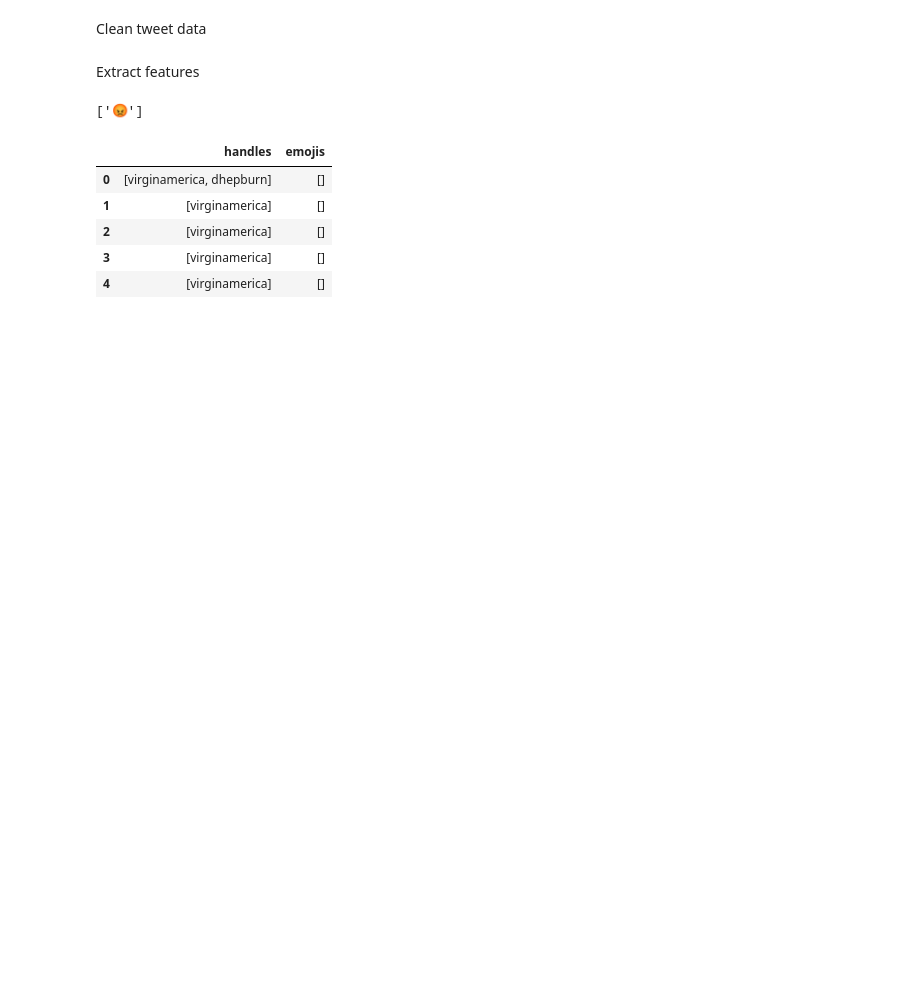
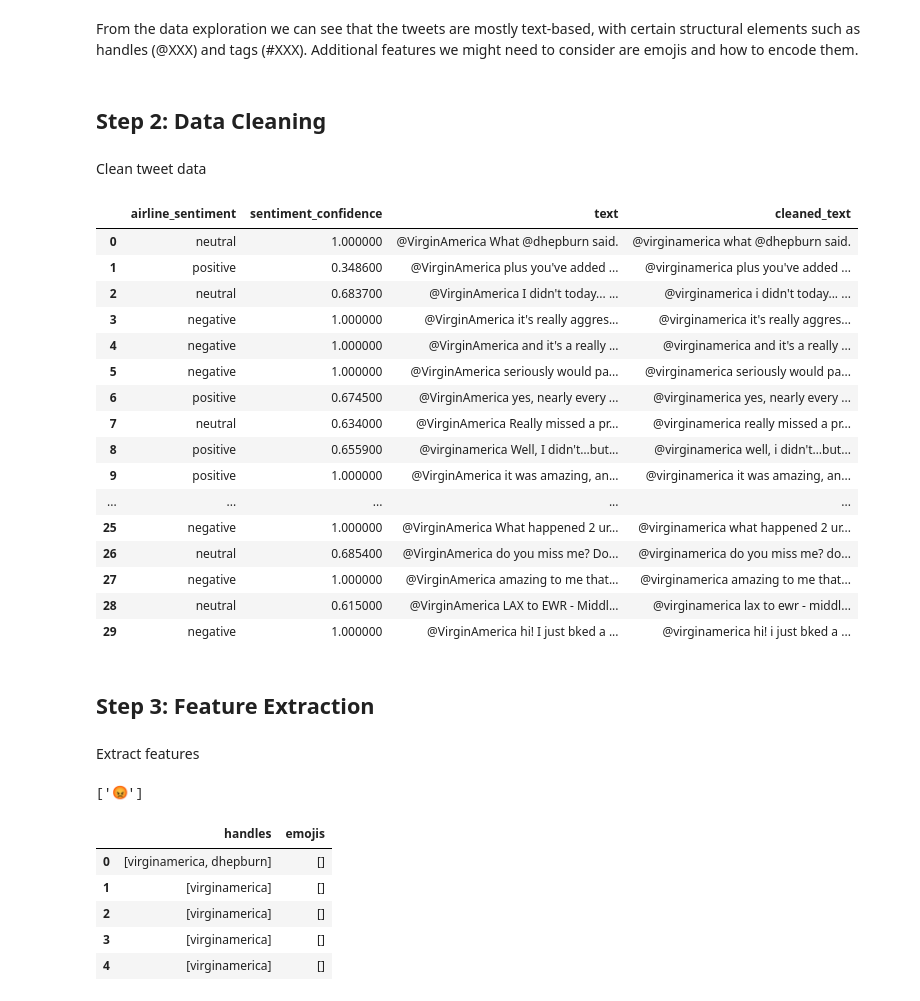
Before and after one commit to NomadZhang/MSI5001, a Jupyter notebook: main.ipynb, the cells around one changed output. Drawn from its saved outputs; the diff is of its cells as text; code cells hidden in the pictures; blank space fills up the shorter version.

Commit message:
added headers, remove and extract emojis

```diff
--- a/main.ipynb
+++ b/main.ipynb
@@ -21,3 +74,7 @@ tweet_data.head()
+# %% [markdown]
+From the data exploration we can see that the tweets are mostly text-based, with certain structural elements such as handles (@XXX) and tags (#XXX). Additional features we might need to consider are emojis and how to encode them.
+# %% [markdown]
+## Step 2: Data Cleaning
 # %% [markdown]
 Clean tweet data
 # %%
@@ -25,3 +82,43 @@ Clean tweet data
 
 #Set all to lowercase
 tweet_data["cleaned_text"]=tweet_data["text"].str.lower()
+# %%
+#convert emojis to text so that vector text encoding can pick up the sentiment
+
+def emoji_to_text(text):
+    return emoji.demojize(text)
+
+tweet_data["cleaned_text"]=tweet_data["cleaned_text"].apply(emoji_to_text)
+# %%
+#inspect the cleaned text
+
+# Apply CSS styling for text wrapping for the first 30 rows
+styled_df = tweet_data.head(30).style.set_properties(
+    **{
+        'inline-size': '200px',  # Set a fixed width for the column
+        'overflow-wrap': 'break-word',
+        'white-space': 'normal'
+    },
+    subset=['cleaned_text']
+)
+
+# Display the styled DataFrame (will render as HTML in compatible environments)
+styled_df
+# %% [output]
+|  | airline_sentiment | sentiment_confidence | text | cleaned_text |
+| 0 | neutral | 1.000000 | @VirginAmerica What @dhepburn said. | @virginamerica what @dhepburn said. |
+| 1 | positive | 0.348600 | @VirginAmerica plus you've added ... | @virginamerica plus you've added ... |
+| 2 | neutral | 0.683700 | @VirginAmerica I didn't today... ... | @virginamerica i didn't today... ... |
+| 3 | negative | 1.000000 | @VirginAmerica it's really aggres... | @virginamerica it's really aggres... |
+| 4 | negative | 1.000000 | @VirginAmerica and it's a really ... | @virginamerica and it's a really ... |
+| 5 | negative | 1.000000 | @VirginAmerica seriously would pa... | @virginamerica seriously would pa... |
+| 6 | positive | 0.674500 | @VirginAmerica yes, nearly every ... | @virginamerica yes, nearly every ... |
+| 7 | neutral | 0.634000 | @VirginAmerica Really missed a pr... | @virginamerica really missed a pr... |
+| 8 | positive | 0.655900 | @virginamerica Well, I didn't…but... | @virginamerica well, i didn't…but... |
+| 9 | positive | 1.000000 | @VirginAmerica it was amazing, an... | @virginamerica it was amazing, an... |
+| ... | ... | ... | ... | ... |
+| 25 | negative | 1.000000 | @VirginAmerica What happened 2 ur... | @virginamerica what happened 2 ur... |
+| 26 | neutral | 0.685400 | @VirginAmerica do you miss me? Do... | @virginamerica do you miss me? do... |
+| 27 | negative | 1.000000 | @VirginAmerica amazing to me that... | @virginamerica amazing to me that... |
+| 28 | neutral | 0.615000 | @VirginAmerica LAX to EWR - Middl... | @virginamerica lax to ewr - middl... |
+| 29 | negative | 1.000000 | @VirginAmerica hi! I just bked a ... | @virginamerica hi! i just bked a ... |
@@ -28,3 +127,5 @@ tweet_data["cleaned_text"]=tweet_data["text"].str.lower()
+# %% [markdown]
+## Step 3: Feature Extraction
 # %% [markdown]
 Extract features
 # %%
```
Also changed, not shown: parts of 11 cells of this notebook.
